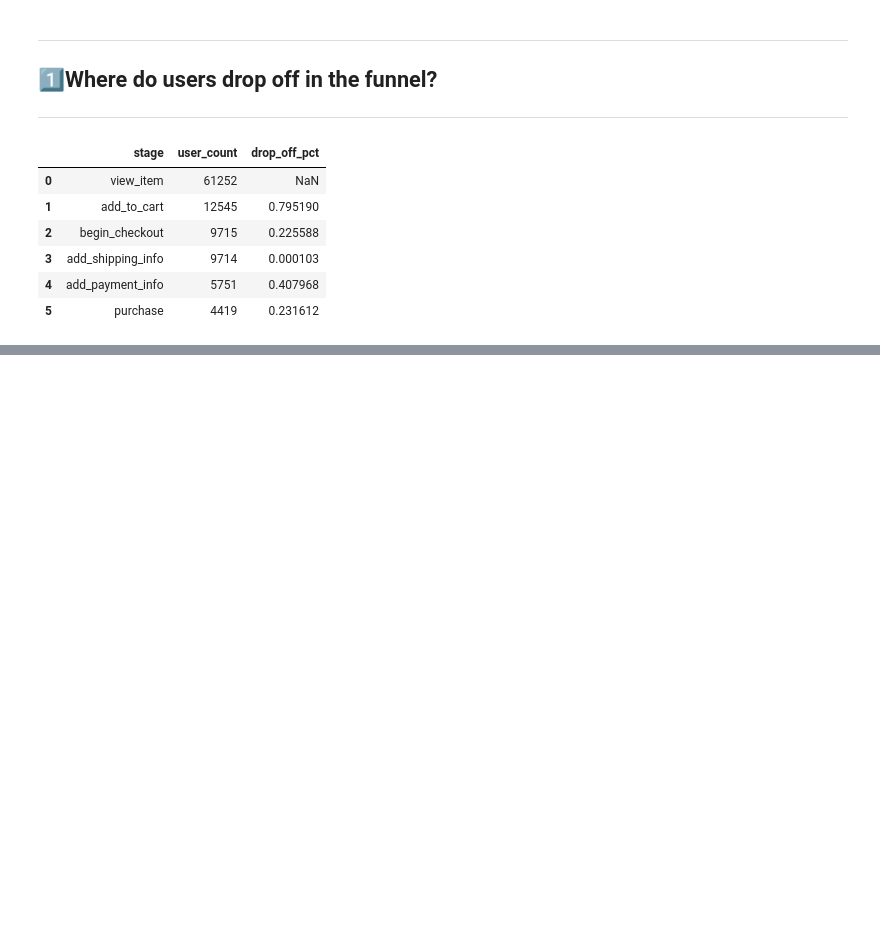
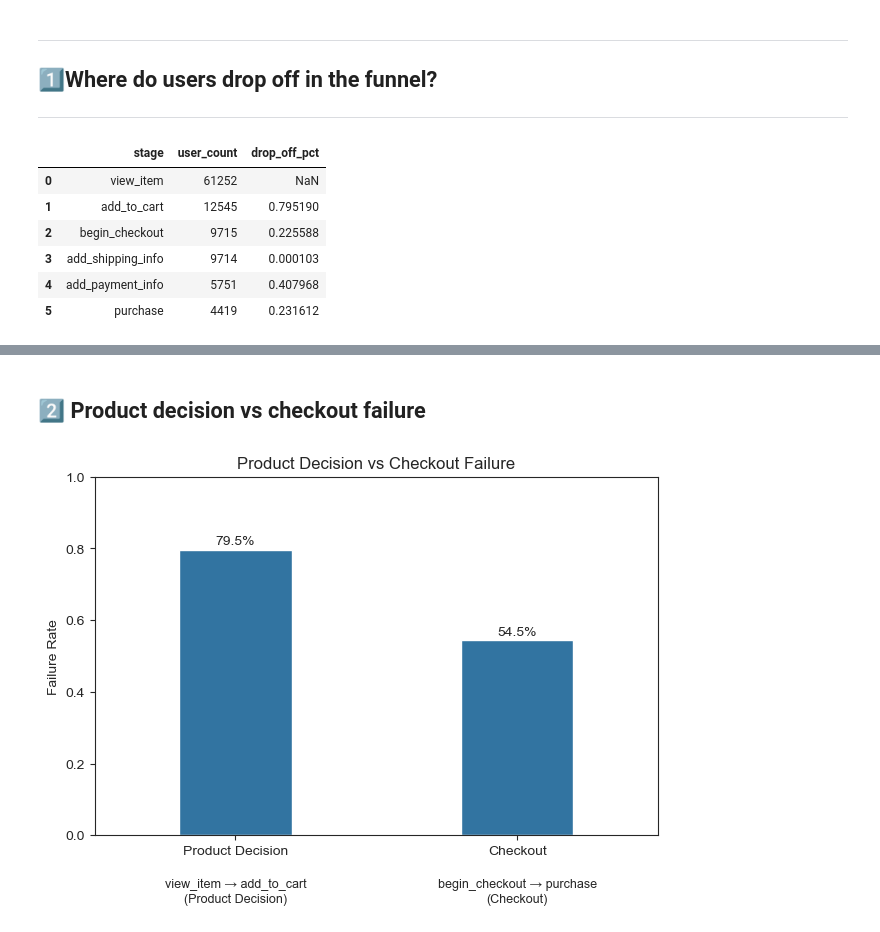
Before and after one commit to GH-AkshyM/BigQuery-Python-EDA, a Jupyter notebook: notebooks/04_EDA_and_Insights.ipynb, the cells around one changed output, grey strips where cells are left out. Drawn from its saved outputs; the diff is of its cells as text; code cells hidden in the pictures; blank space fills up the shorter version.

```diff
--- a/notebooks/04_EDA_and_Insights.ipynb
+++ b/notebooks/04_EDA_and_Insights.ipynb
@@ -144,0 +104,57 @@ plt.show()
+# %% [markdown]
+## 2️⃣ Product decision vs checkout failure
+# %%
+friction = funnel_events.copy()
+s = friction.set_index('stage')['user_count']
+decision_failure = 1 - s['add_to_cart'] / s['view_item']
+checkout_failure = 1 - s['purchase'] / s['begin_checkout']
+
+failure = pd.DataFrame({
+    'failure_stage': ['Product Decision','Checkout'],
+    'failure_rate': [decision_failure,checkout_failure]
+})
+
+sns.barplot(
+    data =failure,
+    x= 'failure_stage',
+    y= 'failure_rate',
+    width = .4
+)
+
+plt.title('Product Decision vs Checkout Failure')
+plt.ylabel('Failure Rate')
+plt.xlabel('')
+plt.ylim(0,1)
+
+
+for i, row in failure.iterrows():
+    plt.text(
+        i,                         # x-position = category index
+        row['failure_rate'] * 1.01,       # y-position = bar height
+        f"{row['failure_rate']:.1%}",
+        ha='center',
+        va='bottom',
+        fontsize=10
+    )
+plt.text(
+    0,
+    -0.12,
+    'view_item → add_to_cart\n(Product Decision)',
+    ha='center',
+    va='top',
+    fontsize=9
+)
+
+plt.text(
+    1,
+    -0.12,
+    'begin_checkout → purchase\n(Checkout)',
+    ha='center',
+    va='top',
+    fontsize=9
+)
+
+plt.tight_layout()
+plt.show()
+# %% [output]
+[figure, added]
```
Also changed, not shown: parts of 7 cells of this notebook.
